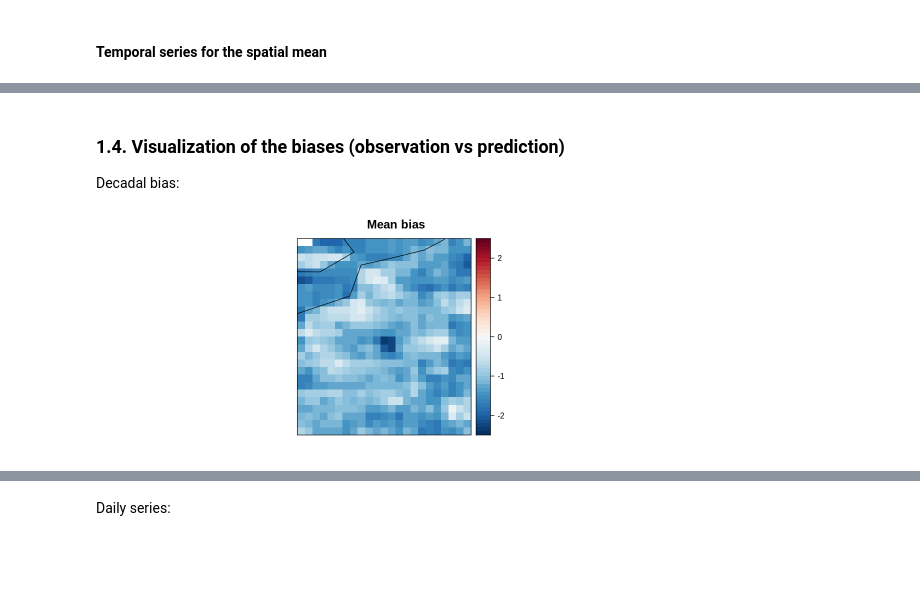
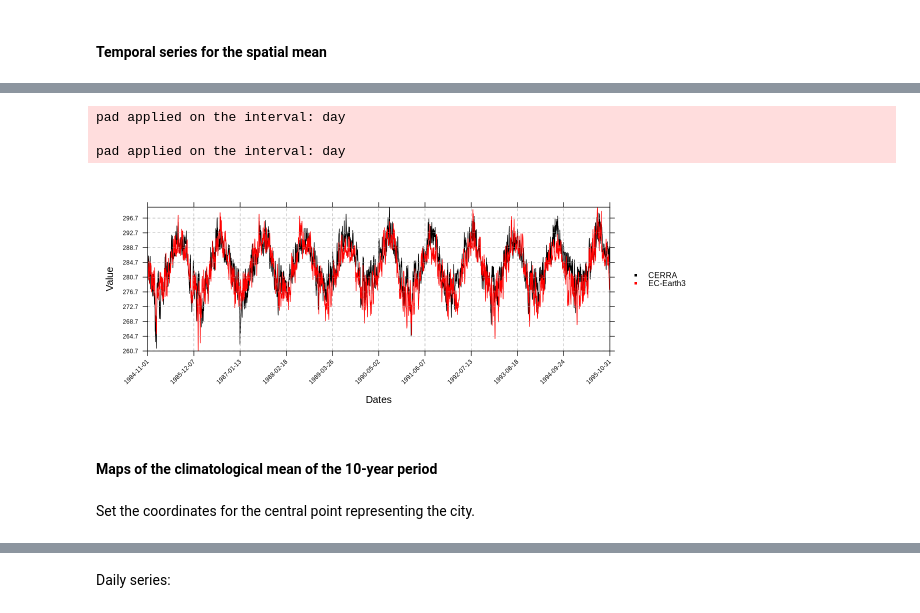
Before and after one commit to impetus4change/T31-ESD-hub, a Jupyter notebook: Notebooks/2024_bias_correction_with_climate4R.ipynb, the cells around one changed output, grey strips where cells are left out. Saved outputs shown, nothing was run; the diff lists cells and outputs as text; code cells hidden in the pictures; blank space fills up the shorter version.

```diff
--- a/Notebooks/2024_bias_correction_with_climate4R.ipynb
+++ b/Notebooks/2024_bias_correction_with_climate4R.ipynb
@@ -137,7 +257,0 @@ First the last two months of 1984 are loaded:
-# %%
-city.obs <- loadGridData(dataset.obs,
-                        var = variable,
-                        latLim = domain[[city]]$latLim,
-                        lonLim = domain[[city]]$lonLim,
-                        years = initialization.year,
-                        season = season)
@@ -165,3 +257,0 @@ spatialPlot(climatology(city.obs), backdrop.theme = "coastline", at = seq(276, 2
-# %%
-city.obs.u <- upscaleGrid(city.obs, times = obs.upscaling, aggr.fun = list(FUN = "mean", na.rm = T)) %>%
-redim(drop = TRUE)
@@ -207,2 +257,0 @@ o.paris.1995.u <- loadGridData(dataset.obs,
-# %%
-city.obs.1995 <- bindGrid(city.obs.u, o.paris.1985.1994.u.b, o.paris.1995.u, dimension = "time")
@@ -228,15 +258,11 @@ spatialPlot(climatology(city.pred), backdrop.theme = "coastline", at = seq(280,
-# %% [markdown]
-### 1.4. Visualization of the biases (observation vs prediction)
-
-Decadal bias:
-# %%
-city.pred.i <- interpGrid(city.pred, new.coordinates = getGrid(city.obs.1995)) %>% suppressMessages
-diff <- gridArithmetics(city.pred.i %>% climatology,
-                        city.obs.1995 %>% climatology,
-                        operator = "-") %>% suppressMessages
-spatialPlot(diff, backdrop.theme = "coastline", at = seq(-2.5, 2.5, 0.1),
-            color.theme = "RdBu",
-            rev.colors = TRUE,
-            main = "Mean bias")
-# %% [output]
-[figure, removed]
+# %%
+temporalPlot("CERRA" = city.obs, "EC-Earth3" = city.pred)
+# %% [output]
+pad applied on the interval: day
+
+pad applied on the interval: day
+[figure, added]
+# %% [markdown]
+#### Maps of the climatological mean of the 10-year period
+# %% [markdown]
+Set the coordinates for the central point representing the city.
```
Also changed, not shown: parts of 197 cells of this notebook, 1 other file.
